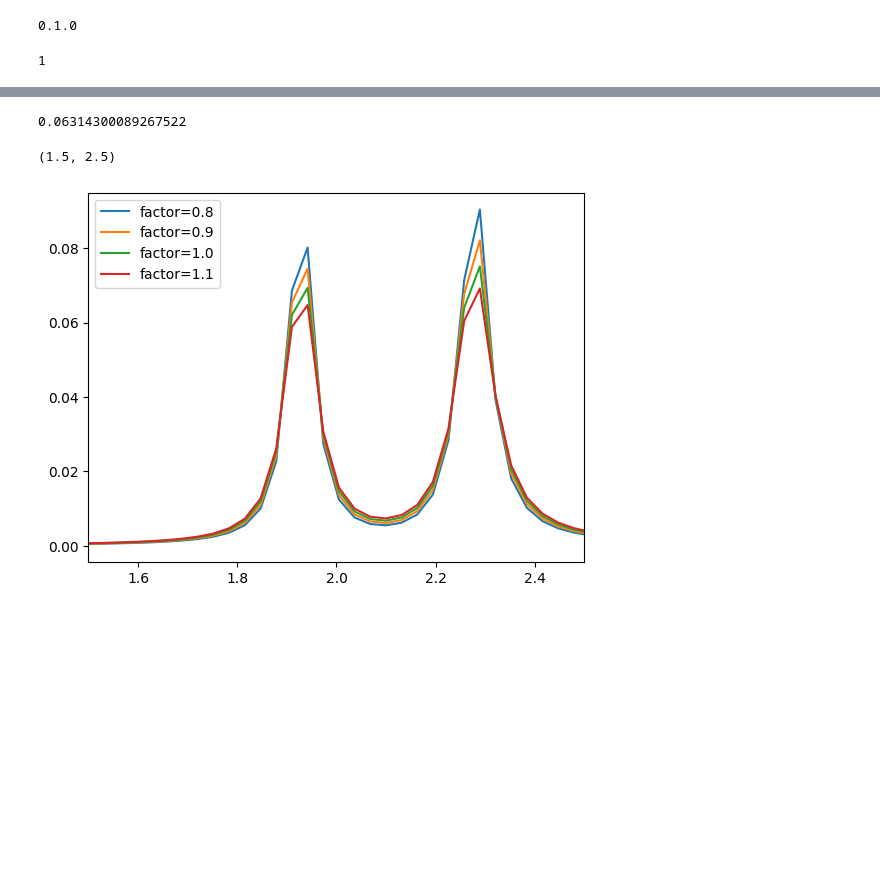
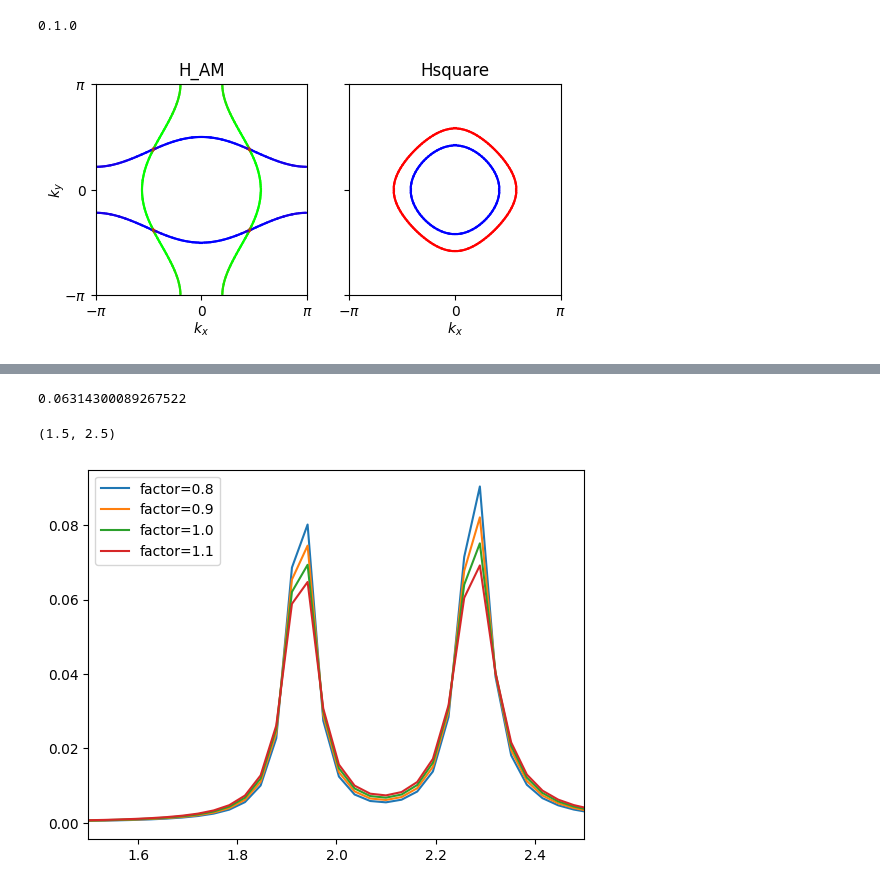
Before and after one commit to valeeb/blochK, a Jupyter notebook: benchmarking.ipynb, the cells around one changed output, grey strips where cells are left out. Drawn from its saved outputs; the diff is of its cells as text; code cells hidden in the pictures; blank space fills up the shorter version.

```diff
--- a/benchmarking.ipynb
+++ b/benchmarking.ipynb
@@ -4,45 +16,23 @@ print(blochK.__version__)
 # %% [output]
 0.1.0
-# %%
-np.array([1,2,3]).ndim
-# %% [output]
-1
+# %%
+Hsquare = create_Hsquare()
+Hsquare.set_params(dict(m=0.5,mu=-2)) #set parameters of Hamiltonian
+
+H_AM = Hamiltonian2D(hamiltonian_testing.H_AM_fct)
+H_AM.add_operator('spin',np.array([1,-1]))
 # %%
-import numpy as np
-from blochK.hamiltonian import Hamiltonian2D, BrillouinZone2D
-from blochK.hamiltonian_testing import Hamiltonian0
+H_AM.update_params(dict(t=np.array([[1+0.5,1-0.5],[1-0.2,1+0.2]]),t12=0.2))
 
+fig,axs = plt.subplots(1,2, figsize=(6,3))
 
-def test_sampleBZ():
-    Lk = 5
-    BZ = BrillouinZone2D()
-    ks = BZ.sample(Lk)
+axs[0].set_title('H_AM')
+plot_FS(axs[0], H_AM, Lk=100, coloring_operator=H_AM.operator.spin)
 
-    [i, j] = np.random.randint(0,Lk-1,size=(2))
-    m1_mini = ks[:,i+1,j] - ks[:,i,j]
-    m2_mini = ks[:,i,j+1] - ks[:,i,j]
-    A_mini = np.abs(m1_mini[0]*m2_mini[1] - m1_mini[1]*m2_mini[0])
-    assert np.isclose(A_mini*Lk**2, BZ.area), "Brillouin zone incorrectly sampled"
-
-    # plt.scatter(*ks)
-    # plt.scatter(ks[0]+BZ.m1[0],ks[1]+BZ.m1[1])
-    # plt.scatter(ks[0]+BZ.m2[0],ks[1]+BZ.m2[1])
-
-def test_init_Hamiltonian2D():
-    H = Hamiltonian2D(Hamiltonian0, n1=np.array([1,0]), n2=np.array([0,1]))  # empty Hamiltonian2D object for testing
-
-    #check brillouin zone correctly defined
-    assert np.allclose(H.BZ.m1, 2*np.pi*np.array([1,0]))
-    assert np.allclose(H.BZ.m2, 2*np.pi*np.array([0,1]))
-
-    #add operator
-    H.add_operator('sz', np.array([[1,0],[0,-1]]))
-    assert np.allclose(H.operator.sz, np.array([[1,0],[0,-1]])), "Operator not correctly added"
-    H.add_operator('spin', np.array([1,-1]))
-    assert np.allclose(H.operator.spin, np.array([1,-1])), "Operator not correctly added"
-
-
-test_init_Hamiltonian2D()
+axs[1].set_title('Hsquare')
+plot_FS(axs[1], Hsquare, Lk=100, coloring_operator=Hsquare.operator.spin,cmap='bwr',show_ylabel=False)
+# %% [output]
+[figure, added]
 # %%
 import matplotlib.pyplot as plt
 Lk = 11
```
Also changed, not shown: parts of 8 cells of this notebook, 7 other files.
